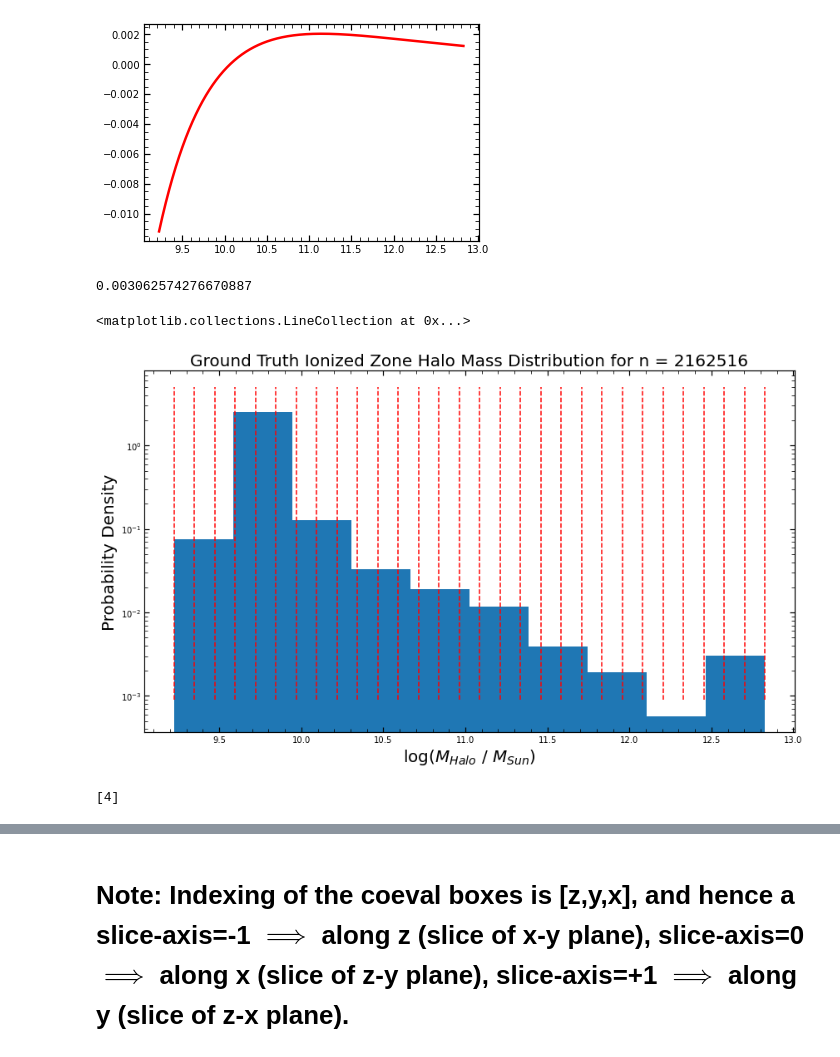
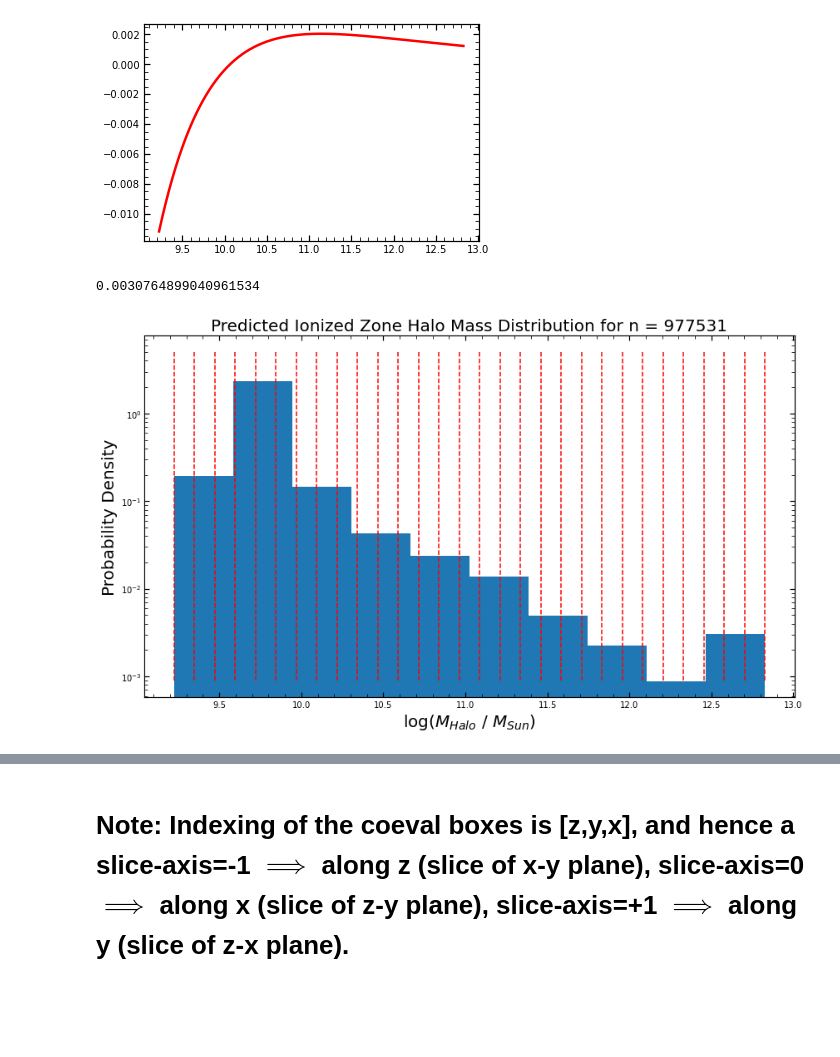
Before and after one commit to kenj19/PHYS459, a Jupyter notebook: read_coeval_boxes.ipynb, the cells around one changed output, grey strips where cells are left out. Saved outputs shown, nothing was run; the diff lists cells and outputs as text; code cells hidden in the pictures; blank space fills up the shorter version.

```diff
--- a/read_coeval_boxes.ipynb
+++ b/read_coeval_boxes.ipynb
@@ -111,6 +125,19 @@ halo_coords_slice = halos.halo_coords[halos.halo_coords[:,2]==0]
 #sorted_halo_coords_slice = halo_coords_slice[sorted_halo_masses_inds_slice]
 # %%
 def get_neutral_coords(halo_low_res_coords, ionized_box):
+    '''
+    Function to return the coordinates of halos in ionized and neutral regions by comparison with
+    ionized box indices, which take on value values from 0->1 for 1 being completely neutral.
+    Assuming that each set of halo coordinates has a corresponding halo mass, present in the same order,
+    the indices of the neutral or ionized region halos in the coordinate list are also returned, so
+    halo_masses[neutral_inds] = neutral_halo_masses.
+
+    Inputs:
+        halo_low_res_coords: ionized_box is of dimension HII_DIM**3, whilst halo_coords are
+            initially reported in (3*HII_DIM)**3, so need to scale down each coordinate by a factor of 3.
+            Therefore, halo_low_res_coords are halo_coords // 3.
+        ionized_box: 3-D box of HII_DIM sidelength, with entries indicating neutral fraction of voxel.
+    '''
     neutral_halo_coords = []
     neutral_halo_inds = []
     ionized_halo_coords = []
@@ -130,24 +157,24 @@ def get_neutral_coords(halo_low_res_coords, ionized_box):
 # List of sorted (in ascending mass) halo masses and corresponding indices, sort the halo_coords using use
 
 halo_masses_cube = halos.halo_masses
-sorted_halo_masses = np.sort(halo_masses_cube)
+halo_coords_cube = halos.halo_coords
 sorted_halo_masses_inds = np.argsort(halo_masses_cube)
-sorted_halo_coords = halos.halo_coords[sorted_halo_masses_inds]
+sorted_halo_masses = halo_masses_cube[sorted_halo_masses_inds]
+sorted_halo_coords = halo_coords_cube[sorted_halo_masses_inds]
 
 # Now compute the neutral and ionized coords, indices for whole box
 
-#halo_coords_low_res_float = np.array(sorted_halo_coords/3, dtype='int')
-halo_coords_low_res = sorted_halo_coords//3
+halo_coords_low_res = sorted_halo_coords//3 # scale down from high res to low res
 
 # obtain binarized data after applying 0.9 cutoff
 
 if 1:
     cutoff = 0.9
     y_0 = Ypred[0]
-    binarized_pred = y_0 # z = 0
+    binarized_pred = y_0
     sup_threshold_inds = (binarized_pred >= cutoff) # map to 1
     sub_threshold_inds = (binarized_pred < cutoff) # map to 0
-    binarized_pred[sup_threshold_inds] = 1 #
+    binarized_pred[sup_threshold_inds] = 1
     binarized_pred[sub_threshold_inds] = 0
     ionized_box = binarized_pred
 if 0:
@@ -157,10 +184,10 @@ neutral_halo_coords, neutral_halo_inds, ionized_halo_coords, ionized_halo_inds =
 
 # Get neutral/ionized halo coords in box and their masses
 
-halo_coords_high_res = sorted_halo_coords
-sorted_halo_masses = sorted_halo_masses
+#halo_coords_high_res = sorted_halo_coords
+#sorted_halo_masses = sorted_halo_masses
 
-n_halo_coords_box = halo_coords_low_res[neutral_halo_inds] # previously high_res_coords
+n_halo_coords_box = halo_coords_low_res[neutral_halo_inds] # keep in low res for plotting
 i_halo_coords_box = halo_coords_low_res[ionized_halo_inds]
 n_halo_masses_box = sorted_halo_masses[neutral_halo_inds]
 i_halo_masses_box = sorted_halo_masses[ionized_halo_inds]
@@ -209,28 +228,27 @@ plt.plot(xspace,  power_law(xspace, *popt)-power_law(xspace, 3.97032615e+09, -9.
 # %%
 # Now we want to plot a histogram of the ionized and neutral halo masses
 
 fig, ax = plt.subplots(figsize=(14, 8))
 counts, bins, patches = ax.hist(np.log10(i_halo_masses_box), density=True)#, bins=1000)#, density=True)
 print(counts[-1])
 ax.set_yscale('log')
 #ax[0].set_xscale('log')
 ax.set_xlabel('log($M_{Halo}$ / $M_{Sun}$)', fontsize = 20)
-ax.set_title('Ground Truth Ionized Zone Halo Mass Distribution' + ' for n = ' + repr(len(i_halo_masses_box)), fontsize = 20)
+ax.set_title('Predicted Ionized Zone Halo Mass Distribution' + ' for n = ' + repr(len(i_halo_masses_box)), fontsize = 20)
 ax.set_ylabel('Probability Density', fontsize = 20);
-ax.vlines(unique_masses, ymin=0.9*1e-3, ymax=5, linestyles='--', color='r')
+ax.vlines(unique_masses, ymin=0.9*1e-3, ymax=5, linestyles='--', color='r');
 #ax.plot(xspace, power_law(xspace, *popt), color='darkorange', linewidth=2.5, label=r'Fitted function')
 #ax.set_ylim(0.9*1e-3, 5);
 #ax[1].hist(np.log10(ionized_halo_masses),density=True)#, bins=1000)#, density=True)
 #ax[1].set_yscale('log')
 #ax[1].set_xscale('log')
 #ax[1].set_xlabel('log($M_{Halo}$) / $M_{Sun}$', fontsize = 20)
 #ax[1].set_title('Ionized Zone Halo Mass Distribution (ST)', fontsize = 20)
 #ax[1].set_ylabel('Probability Density', fontsize = 20);
 #fig.savefig('/Users/jacobkennedy/Desktop/PHYS_459/ground_truth_ionized_zone_halo_masses.jpeg')
 # %% [output]
-0.003062574276670887
+0.0030764899040961534
-<matplotlib.collections.LineCollection at 0x...>
-[figure, old version]
+[figure, new version]
 # %%
 # Now get the halo masses and coords corresponding to a slice along axis=0, slice_index = 0
 
@@ -240,7 +258,3 @@ n_slice_halo_masses = n_halo_masses_box[n_slice_halo_inds][:,0]
 i_slice_halo_masses = i_halo_masses_box[i_slice_halo_inds][:,0]
 n_slice_halo_coords = vox_to_dist(BOX_LEN, HII_DIM, n_halo_coords_box[n_slice_halo_inds][:,0,:2])
 i_slice_halo_coords = vox_to_dist(BOX_LEN, HII_DIM, i_halo_coords_box[i_slice_halo_inds][:,0,:2])
-# %%
-print(np.unique(n_halo_coords_box[n_slice_halo_inds][:,0][:,2]))
-# %% [output]
-[4]
```
Also changed, not shown: parts of 8 cells of this notebook.
